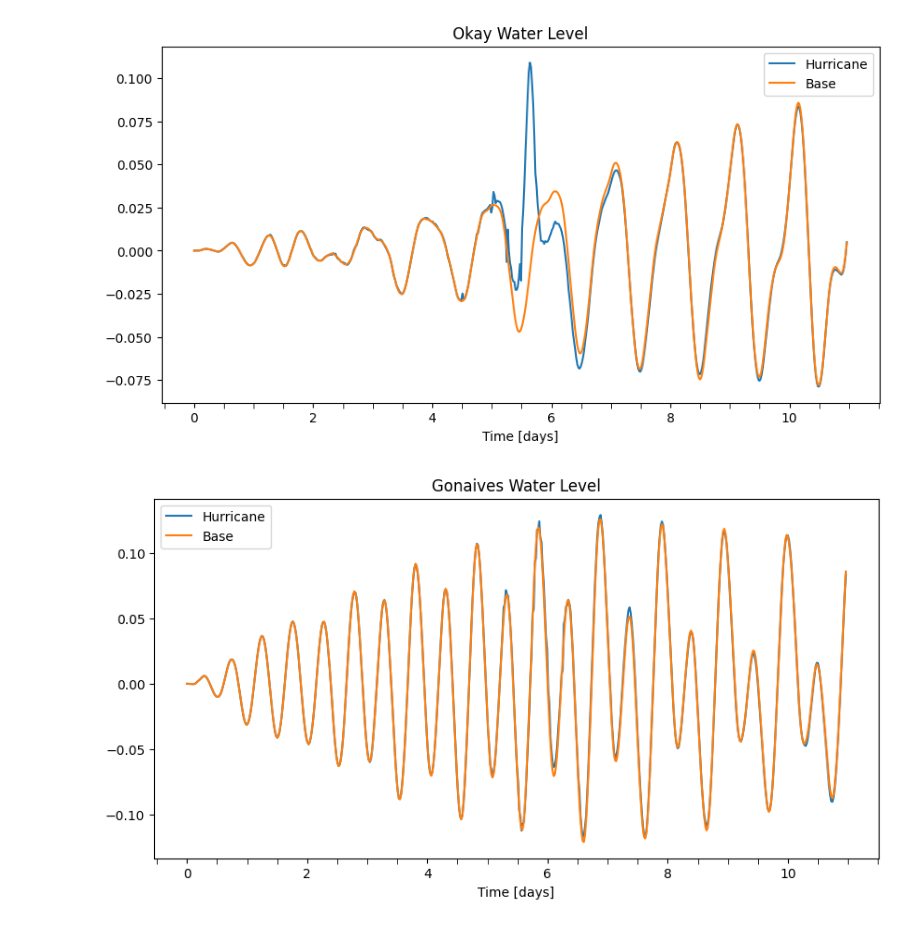
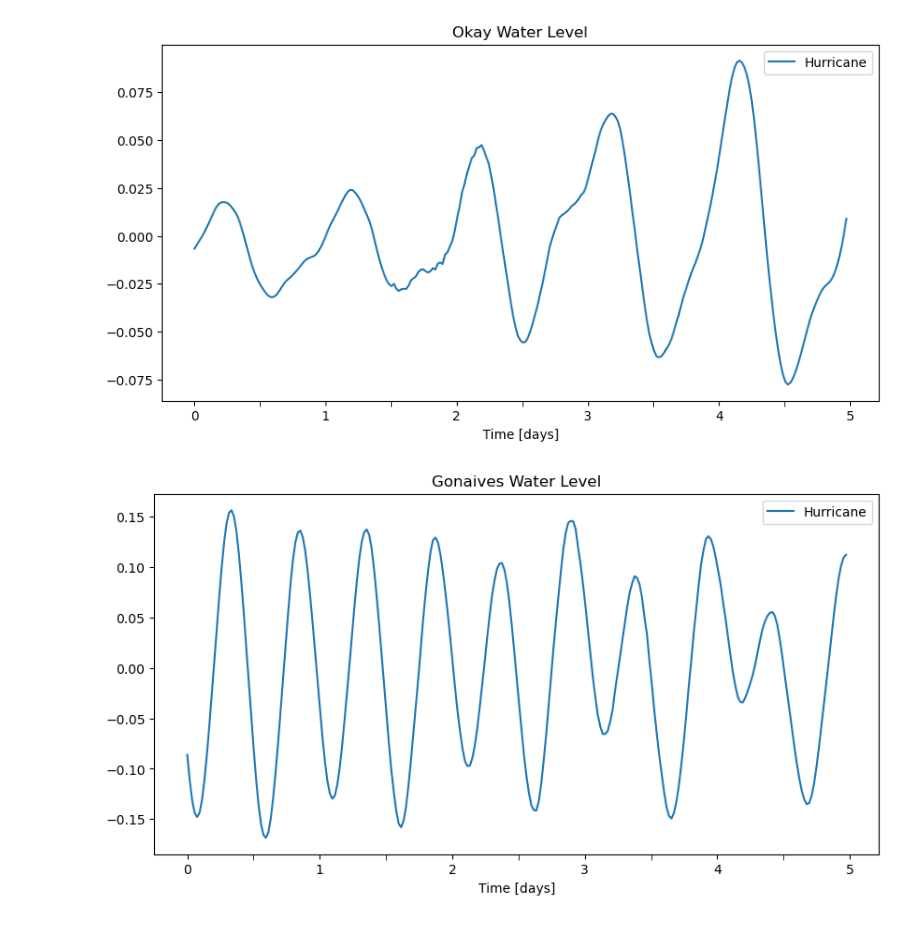
Before and after one commit to aesgeorges/LaGonaveFM, a Jupyter notebook: analysis/quickplot.ipynb, the cells around one changed output. Saved outputs shown, nothing was run; the diff lists cells and outputs as text; code cells hidden in the pictures.

```diff
--- a/analysis/quickplot.ipynb
+++ b/analysis/quickplot.ipynb
@@ -16,8 +16,8 @@ from plotting import plot_nc
 # %%
 # Storm to be visualized
 stage = "staging"
-HURRICANE = "Matthew2016"
-path = "../"+stage+"/runs/"+HURRICANE+"_test/hotstart/"
+HURRICANE = "Isaias2020"
+path = "../"+stage+"/runs/"+HURRICANE+"/hotstart/"
 path_base = "../basemodel/runs/"+HURRICANE
 # %%
 ele = netcdf.Dataset(path+'/fort.63.nc')
@@ -25,6 +25,6 @@ ele = netcdf.Dataset(path+'/fort.63.nc')
 vel = netcdf.Dataset(path+'/fort.64.nc')
 max = netcdf.Dataset(path+'/maxele.63.nc')
 # %%
-timesteps = vel.variables['time'].shape[0]
+timesteps = ele.variables['time'].shape[0]
 timesteps
 # %% [output]
@@ -83,7 +83,7 @@ ax.tick_params(axis='x', which='minor', length=4, color='black')
 # %%
 fig, ax = plt.subplots(figsize=(10, 5))
 ax.plot(time_in_days, zeta[:, 13665])
-ax.plot(time_in_days, zeta_base[:, 13665])
+#ax.plot(time_in_days, zeta_base[:, 13665])
 ax.set_xlabel('Time [days]')
 ax.set_title('Okay Water Level')
 ax.legend(['Hurricane', 'Base'])
@@ -91,19 +91,19 @@ ax.legend(['Hurricane', 'Base'])
 ax.xaxis.set_minor_locator(ticker.MultipleLocator(0.5))
 ax.tick_params(axis='x', which='minor', length=4, color='black')
 # %% [output]
-[figure, old version]
+[figure, new version]
 # %%
 fig, ax = plt.subplots(figsize=(10, 5))
 ax.plot(time_in_days, zeta[:, 15933])
-ax.plot(time_in_days, zeta_base[:, 15933])
+#ax.plot(time_in_days, zeta_base[:, 15933])
 ax.set_xlabel('Time [days]')
 ax.set_title('Gonaives Water Level')
 ax.legend(['Hurricane', 'Base'])
 
 ax.xaxis.set_minor_locator(ticker.MultipleLocator(0.5))
 ax.tick_params(axis='x', which='minor', length=4, color='black')
 # %% [output]
-[figure, old version]
+[figure, new version]
 # %%
 fig, axs = plt.subplots(3,1, subplot_kw={'projection': ccrs.PlateCarree()}, constrained_layout=True, figsize=(30,25))
 axs = axs.flatten()
```
Also changed, not shown: parts of 6 cells of this notebook, 49 other files.
